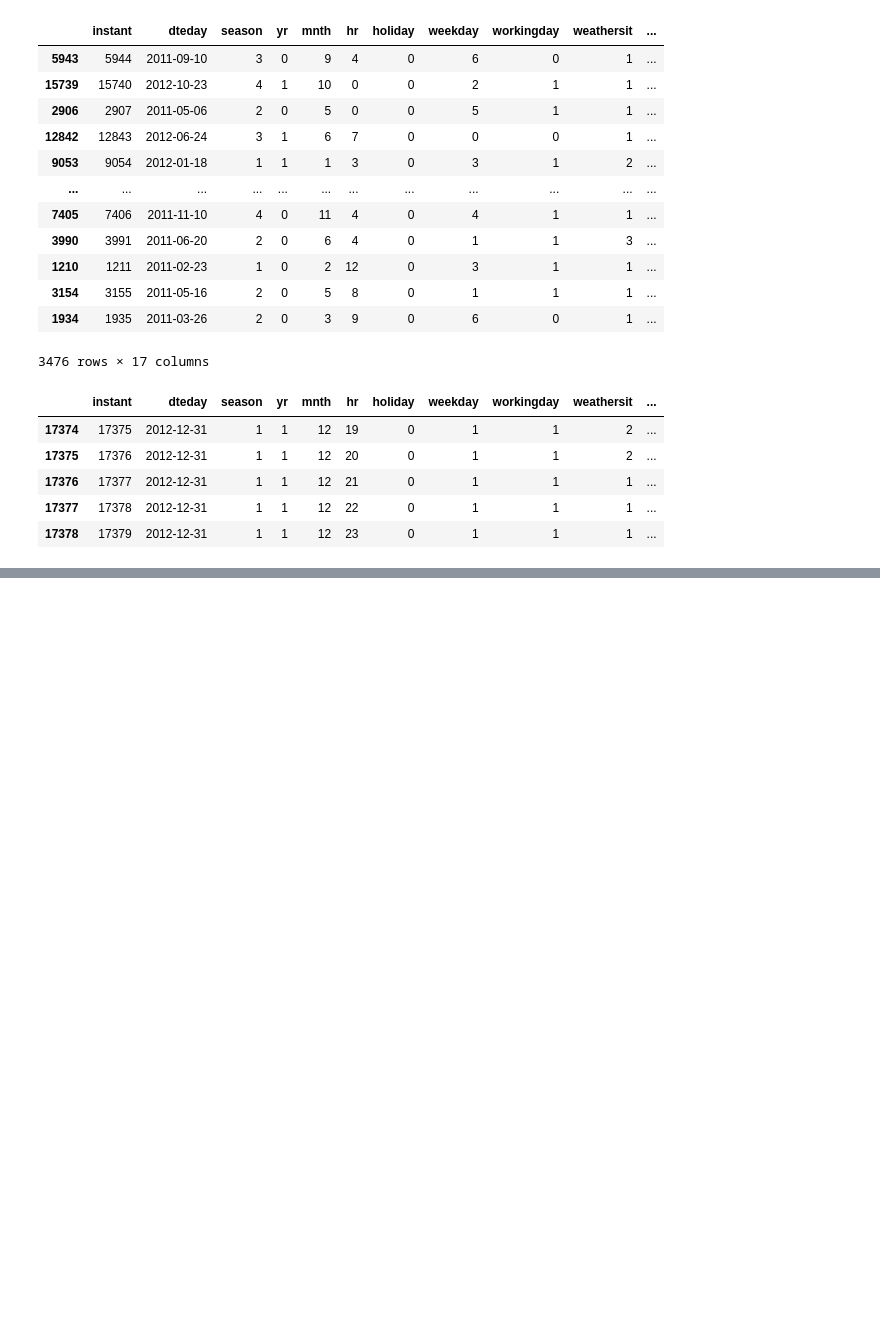
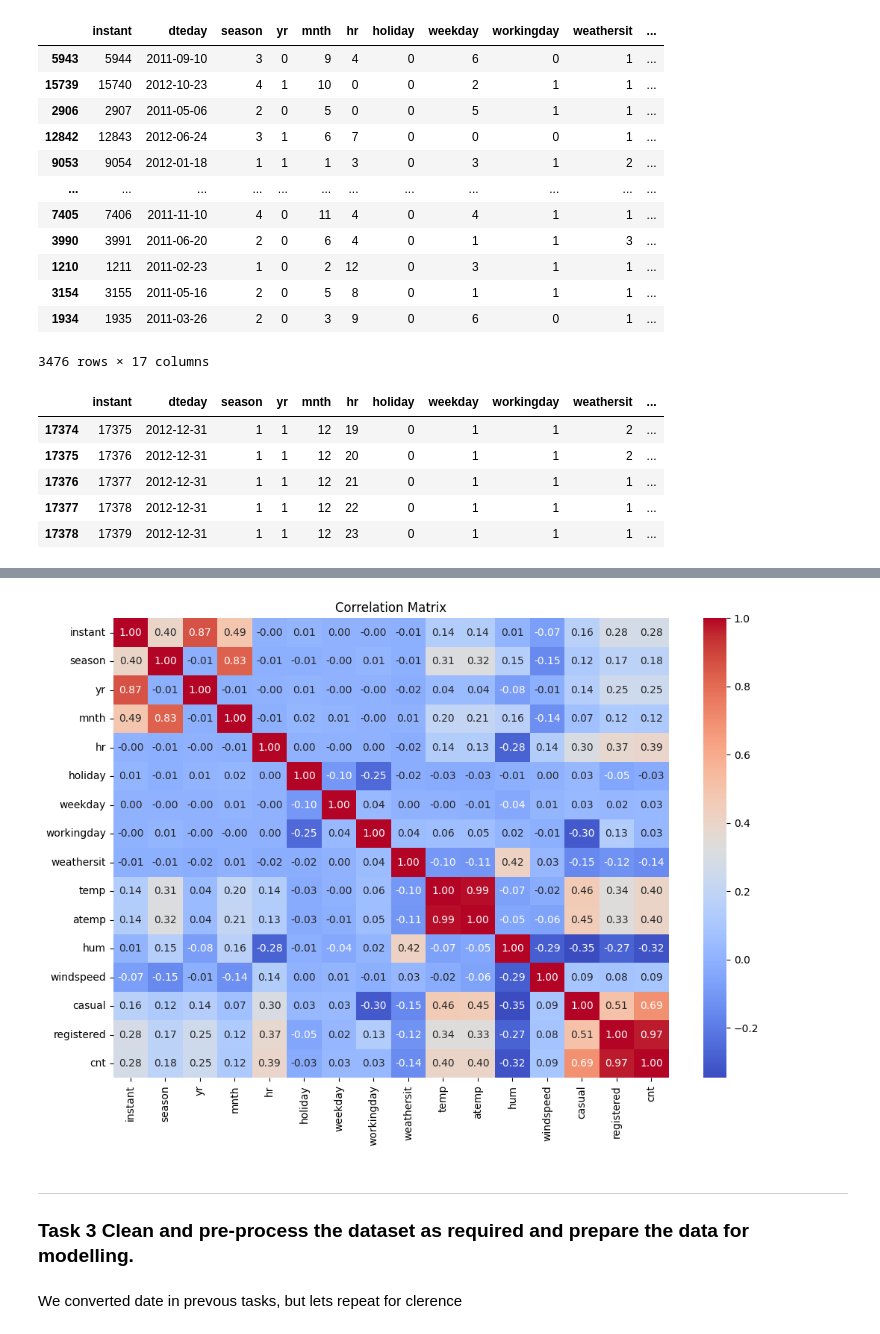
Before and after one commit to Sebastianrix/Data-Things, a Jupyter notebook: 5) Time series/TSA_Task.ipynb, the cells around one changed output, grey strips where cells are left out. Cells and saved outputs as stored; diff of their text form; code cells hidden in the pictures; blank space fills up the shorter version.

```diff
--- a/5) Time series/TSA_Task.ipynb
+++ b/5) Time series/TSA_Task.ipynb
@@ -158,0 +245,12 @@ Any dublicates? : 0
+# %%
+plt.figure(figsize=(12, 8))
+sns.heatmap(df.corr(numeric_only=True), annot=True, cmap='coolwarm', fmt=".2f")
+plt.title("Correlation Matrix")
+plt.show()
+# %% [output]
+[figure, added]
+# %% [markdown]
+<hr>
+<h3>Task 3 Clean and pre-process the dataset as required and prepare the data for modelling.</h3>
+# %% [markdown]
+We converted date in prevous tasks, but lets repeat for clerence
```
Also changed, not shown: parts of 15 cells of this notebook.
